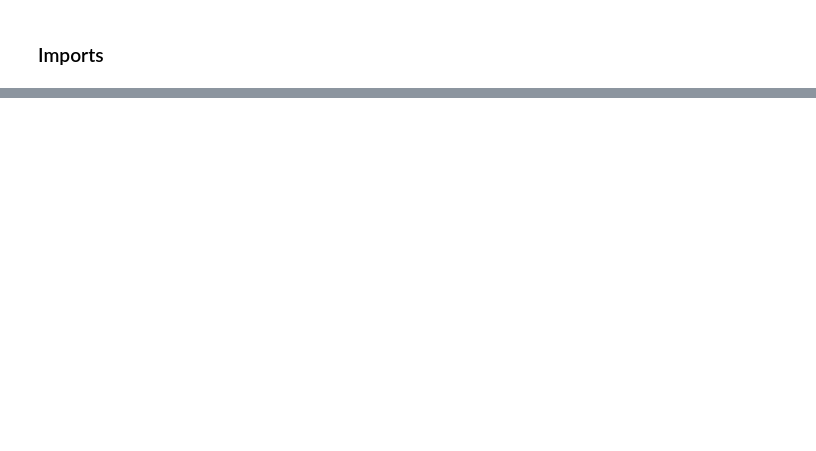
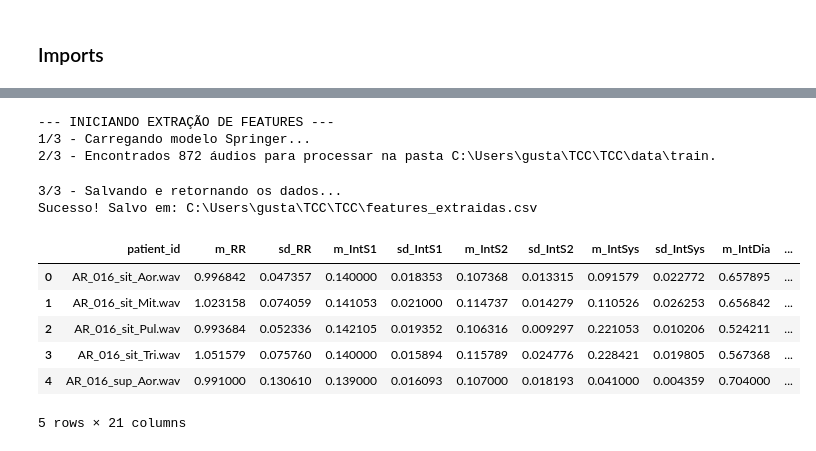
Before and after one commit to gustavocmiranda/TCC, a Jupyter notebook: projeto.ipynb, the cells around one changed output, grey strips where cells are left out. Saved outputs shown, nothing was run; the diff lists cells and outputs as text; code cells hidden in the pictures; blank space fills up the shorter version.

```diff
--- a/projeto.ipynb
+++ b/projeto.ipynb
@@ -851,0 +56,27 @@ PhysioNet Score (Pacientes): 78.93%
+# %%
+CAMINHO_TCC = r"C:\Users\gusta\TCC\TCC"
+PASTA_REPO = os.path.join(CAMINHO_TCC, "Springer_Segmentation")
+MODELO_PKL = r"springer_segmentation_model.pkl"
+PASTA_AUDIOS = r"C:\Users\gusta\TCC\TCC\data\train"
+ARQUIVO_SAIDA = os.path.join(CAMINHO_TCC, "features_extraidas.csv")
+
+features_extraidas = extrair_features(
+    caminho_repo=PASTA_REPO,
+    caminho_modelo=MODELO_PKL,
+    pasta_audios=PASTA_AUDIOS,
+    arquivo_saida=ARQUIVO_SAIDA,
+)
+features_extraidas.head()
+# %% [output]
+--- INICIANDO EXTRAÇÃO DE FEATURES ---
+1/3 - Carregando modelo Springer...
+2/3 - Encontrados 872 áudios para processar na pasta C:\Users\gusta\TCC\TCC\data\train.
+3/3 - Salvando e retornando os dados...
+Sucesso! Salvo em: C:\Users\gusta\TCC\TCC\features_extraidas.csv
+|  | patient_id | m_RR | sd_RR | m_IntS1 | sd_IntS1 | m_IntS2 | sd_IntS2 | m_IntSys | sd_IntSys | m_IntDia | ... |
+| 0 | AR_016_sit_Aor.wav | 0.996842 | 0.047357 | 0.140000 | 0.018353 | 0.107368 | 0.013315 | 0.091579 | 0.022772 | 0.657895 | ... |
+| 1 | AR_016_sit_Mit.wav | 1.023158 | 0.074059 | 0.141053 | 0.021000 | 0.114737 | 0.014279 | 0.110526 | 0.026253 | 0.656842 | ... |
+| 2 | AR_016_sit_Pul.wav | 0.993684 | 0.052336 | 0.142105 | 0.019352 | 0.106316 | 0.009297 | 0.221053 | 0.010206 | 0.524211 | ... |
+| 3 | AR_016_sit_Tri.wav | 1.051579 | 0.075760 | 0.140000 | 0.015894 | 0.115789 | 0.024776 | 0.228421 | 0.019805 | 0.567368 | ... |
+| 4 | AR_016_sup_Aor.wav | 0.991000 | 0.130610 | 0.139000 | 0.016093 | 0.107000 | 0.018193 | 0.041000 | 0.004359 | 0.704000 | ... |
+5 rows × 21 columns
```
Also changed, not shown: parts of 57 cells of this notebook, 4 other files.
